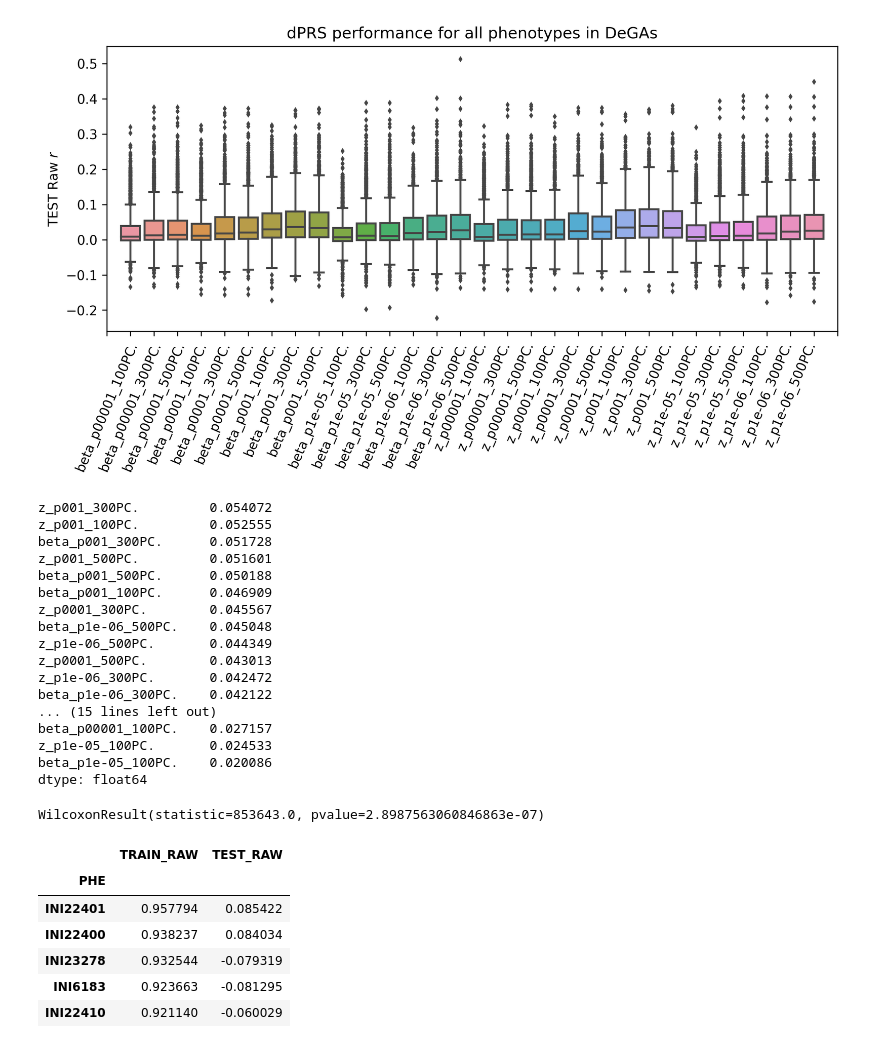
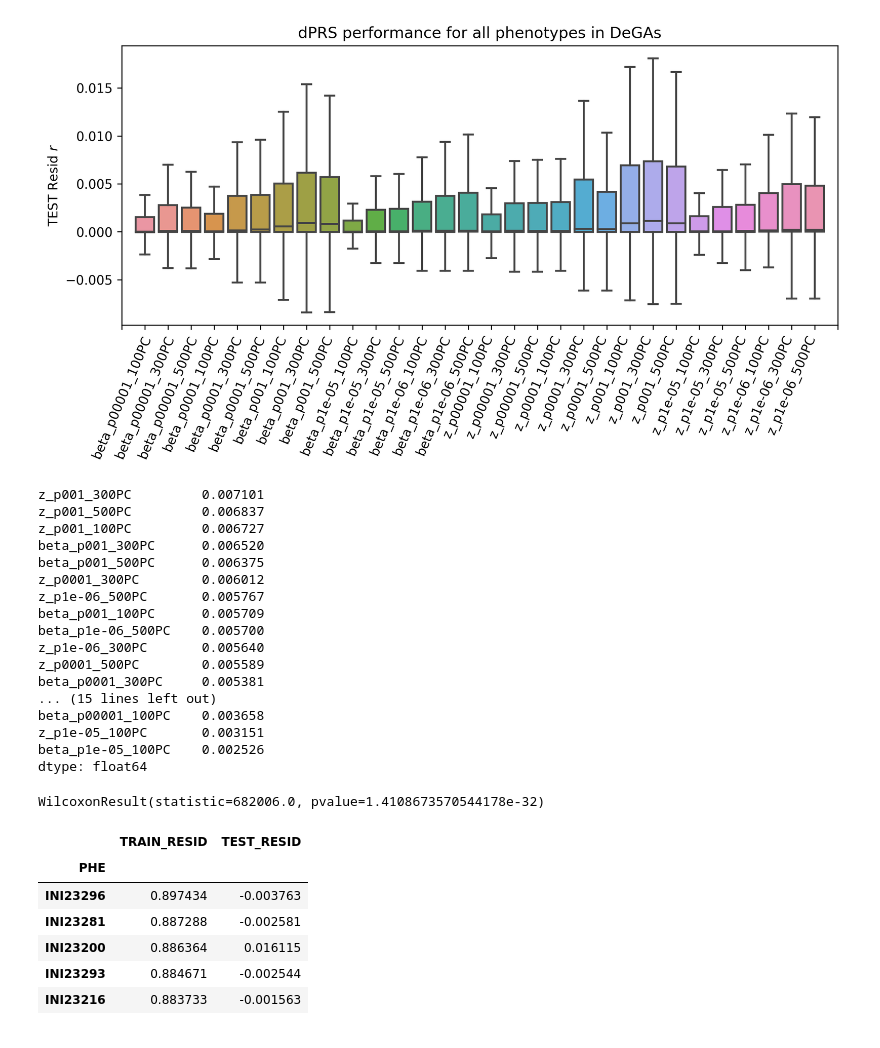
Before and after one commit to rivas-lab/degas-risk, a Jupyter notebook: supplement/FigureS1-Hyperparameter_Optimization.ipynb, the cells around one changed output. Cells and saved outputs as stored; diff of their text form; code cells hidden in the pictures.

```diff
--- a/supplement/FigureS1-Hyperparameter_Optimization.ipynb
+++ b/supplement/FigureS1-Hyperparameter_Optimization.ipynb
@@ -7,6 +7,6 @@ plt.style.use('seaborn-colorblind')
 import seaborn as sns
 from scipy.stats import *
 # %%
-files = glob.glob('/oak/stanford/groups/mrivas/projects/degas-risk/scorefiles/results/*_center_*201908*.spearmanr.tsv')
+files = glob.glob('/oak/stanford/groups/mrivas/projects/degas-risk/scorefiles/results/*_center_*201908*.pearsonr.tsv')
 print('\n'.join(map(os.path.basename,files)))
 # %% [output]
@@ -30,5 +30,5 @@ all_z_center_p001_20190805_300PCs.spearmanr.tsv
 # %%
-kind='RAW'
+kind='RESID'
 datas = dict([(os.path.basename(f)[4:-13].replace('_20190805','').replace('_center','').replace('Cs','C'),
                pd.read_table(f, index_col=0, usecols=['PHE','TRAIN_'+kind,'TEST_'+kind])) for f in files])
 # %%
@@ -69,48 +69,48 @@ test.head()
 # %%
 plt.figure(figsize=(10,4),dpi=300)
 sns.boxplot(x='dataset',y='rsq',
             data=test.melt(var_name='dataset',value_name='rsq').sort_values('dataset'),
-            fliersize=2)
-           #showfliers=0)
+           #fliersize=2)
+            showfliers=0)
 plt.xticks(list(range(-1,len(files)+1)), rotation=67), plt.xlabel('')
 plt.ylabel(' '.join(['TEST',kind.lower().capitalize(),'$r$']))
 plt.title('dPRS performance for all phenotypes in DeGAs')
 plt.show()
 # %% [output]
-[figure, old version]
+[figure, new version]
 # %%
 test.mean().sort_values()[::-1]
 # %% [output]
-z_p001_300PC.         0.054072
-z_p001_100PC.         0.052555
-beta_p001_300PC.      0.051728
-z_p001_500PC.         0.051601
-beta_p001_500PC.      0.050188
-beta_p001_100PC.      0.046909
-z_p0001_300PC.        0.045567
-beta_p1e-06_500PC.    0.045048
-z_p1e-06_500PC.       0.044349
-z_p0001_500PC.        0.043013
-z_p1e-06_300PC.       0.042472
-beta_p1e-06_300PC.    0.042122
+z_p001_300PC         0.007101
+z_p001_500PC         0.006837
+z_p001_100PC         0.006727
+beta_p001_300PC      0.006520
+beta_p001_500PC      0.006375
+z_p0001_300PC        0.006012
+z_p1e-06_500PC       0.005767
+beta_p001_100PC      0.005709
+beta_p1e-06_500PC    0.005700
+z_p1e-06_300PC       0.005640
+z_p0001_500PC        0.005589
+beta_p0001_300PC     0.005381
 ... (15 lines left out)
-beta_p00001_100PC.    0.027157
-z_p1e-05_100PC.       0.024533
-beta_p1e-05_100PC.    0.020086
+beta_p00001_100PC    0.003658
+z_p1e-05_100PC       0.003151
+beta_p1e-05_100PC    0.002526
 dtype: float64
 # %%
 wilcoxon(test[test.mean().sort_values()[::-1].index[0]],
          test[test.mean().sort_values()[::-1].index[1]])
 # %% [output]
-WilcoxonResult(statistic=853643.0, pvalue=2.8987563060846863e-07)
+WilcoxonResult(statistic=682006.0, pvalue=1.4108673570544178e-32)
 # %%
-datas['z_p001_300PC.'].sort_values('TRAIN_'+kind).dropna()[::-1].head()
+datas['z_p001_300PC'].sort_values('TRAIN_'+kind).dropna()[::-1].head()
 # %% [output]
-|  | TRAIN_RAW | TEST_RAW |
+|  | TRAIN_RESID | TEST_RESID |
 | PHE |  |  |
-| INI22401 | 0.957794 | 0.085422 |
-| INI22400 | 0.938237 | 0.084034 |
-| INI23278 | 0.932544 | -0.079319 |
-| INI6183 | 0.923663 | -0.081295 |
-| INI22410 | 0.921140 | -0.060029 |
+| INI23296 | 0.897434 | -0.003763 |
+| INI23281 | 0.887288 | -0.002581 |
+| INI23200 | 0.886364 | 0.016115 |
+| INI23293 | 0.884671 | -0.002544 |
+| INI23216 | 0.883733 | -0.001563 |
 # %%
```
Also changed, not shown: parts of 8 cells of this notebook, 3 other files.
